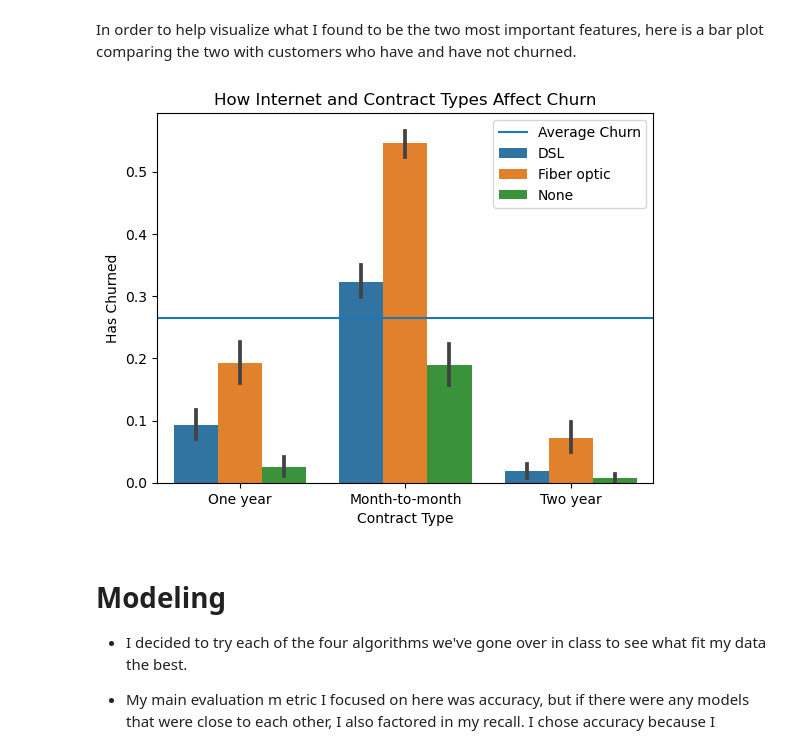
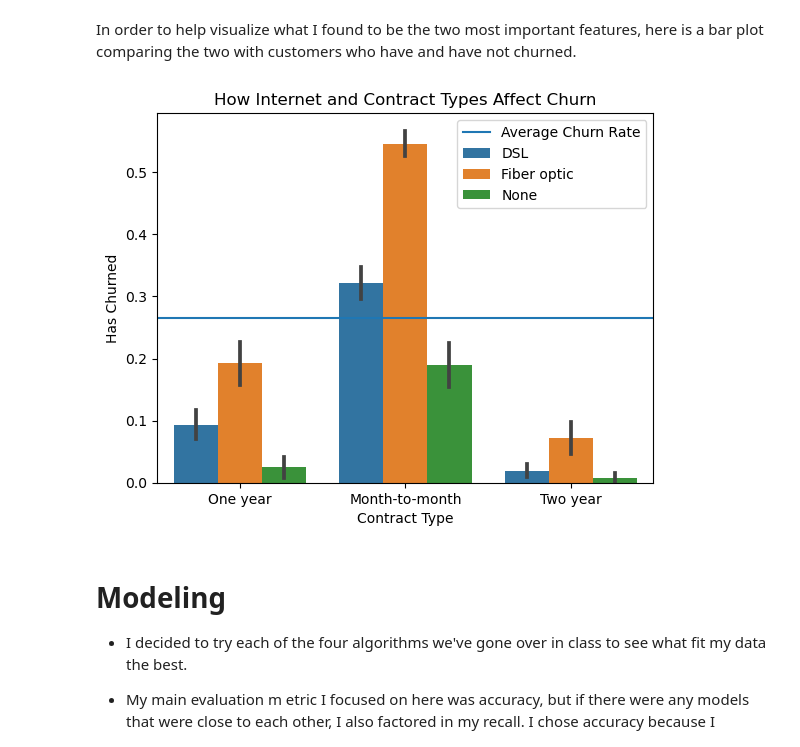
Before and after one commit to shawn-brown12/classification_project, a Jupyter notebook: Final_Report.ipynb, the cells around one changed output. Drawn from its saved outputs; the diff is of its cells as text; code cells hidden in the pictures.

Commit message:
minor title changes for graphs in final notebook

```diff
--- a/Final_Report.ipynb
+++ b/Final_Report.ipynb
@@ -255,24 +255,24 @@ In order to help visualize what I found to be the two most important features, h
 # %%
 #creating the barplot itself
 sns.barplot(x='contract_type',
             y='churn_Yes',
             hue='internet_service_type',
             data=data)
 
 #I'm creating a line that goes across the chart that shows the average
 churn_rate = train.churn_Yes.mean()
-plt.axhline(churn_rate, label="Average Churn")
+plt.axhline(churn_rate, label="Average Churn Rate")
 
 #creating labels for each axis and the title
 plt.title("How Internet and Contract Types Affect Churn")
 plt.ylabel("Has Churned")
 plt.xlabel("Contract Type")
 
 #making the legend and showing the visual
 plt.legend()
 plt.show()
 # %% [output]
-[figure, old version]
+[figure, new version]
 # %% [markdown]
 # Modeling
 
```
Also changed, not shown: parts of 2 cells of this notebook, 1 other file.
